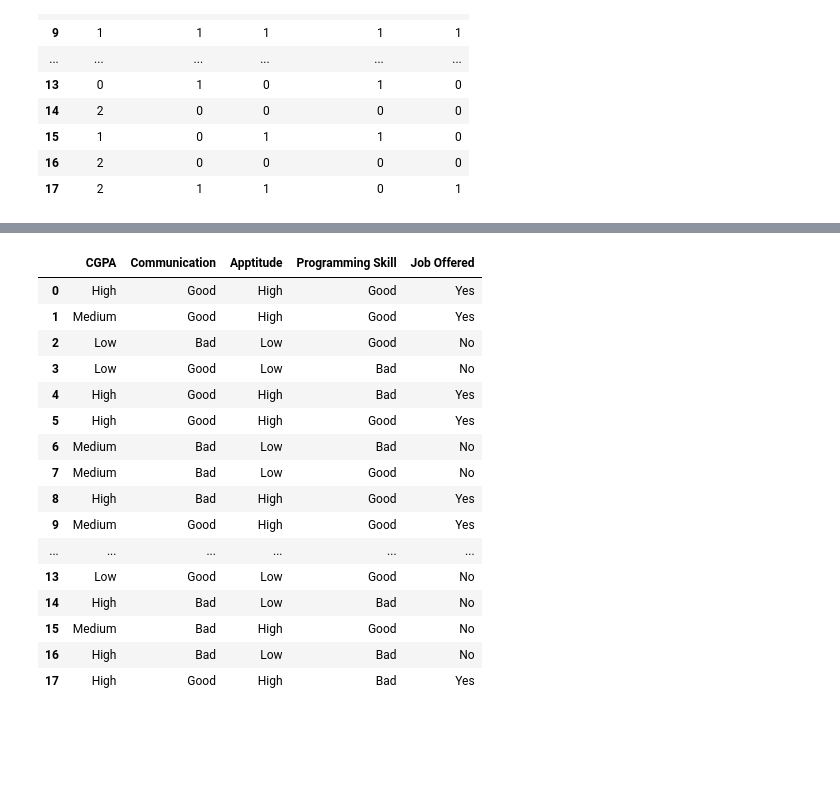
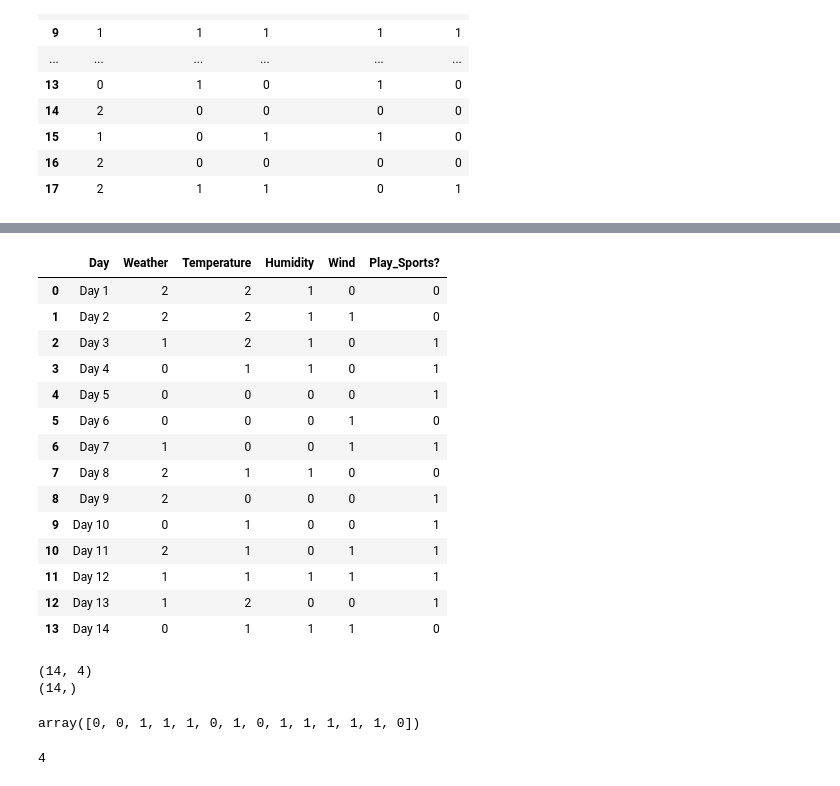
Before and after one commit to Suparshv/FCSP-2, a Jupyter notebook: CH6.ipynb, the cells around one changed output, grey strips where cells are left out. Drawn from its saved outputs; the diff is of its cells as text; code cells hidden in the pictures; blank space fills up the shorter version.

```diff
--- a/CH6.ipynb
+++ b/CH6.ipynb
@@ -659,0 +744,4 @@ df
+# %%
+import pandas as pd
+df=pd.read_csv("DecisionTree_Sports.csv")
+df
@@ -660,25 +764,44 @@ df
 # %%
-df['CGPA']=np.where(df['CGPA']==2,"High",np.where(df['CGPA']==1,"Medium","Low"))
-df["Communication"]=np.where(df['Communication']==1,"Good","Bad")
-df["Apptitude"]=np.where(df['Apptitude']==1,"High","Low")
-df["Programming Skill"]=np.where(df['Programming Skill']==1,"Good","Bad")
-df["Job Offered"]=np.where(df['Job Offered']==1,"Yes","No")
+import numpy as np
+df['Weather']=np.where(df['Weather']=='Sunny',2,np.where(df["Weather"]=="Cloudy",1,0))
+df['Temperature']=np.where(df["Temperature"]=="Hot",2,np.where(df["Temperature"]=="Mild",1,0))
+df["Humidity"]=np.where(df['Humidity']=="High",1,0)
+df["Wind"]=np.where(df['Wind']=="Strong",1,0)
+df['Play_Sports?']=np.where(df['Play_Sports?']=="Yes",1,0)
 df
 # %% [output]
-|  | CGPA | Communication | Apptitude | Programming Skill | Job Offered |
-| 0 | High | Good | High | Good | Yes |
-| 1 | Medium | Good | High | Good | Yes |
-| 2 | Low | Bad | Low | Good | No |
-| 3 | Low | Good | Low | Bad | No |
-| 4 | High | Good | High | Bad | Yes |
-| 5 | High | Good | High | Good | Yes |
-| 6 | Medium | Bad | Low | Bad | No |
-| 7 | Medium | Bad | Low | Good | No |
-| 8 | High | Bad | High | Good | Yes |
-| 9 | Medium | Good | High | Good | Yes |
-| ... | ... | ... | ... | ... | ... |
-| 13 | Low | Good | Low | Good | No |
-| 14 | High | Bad | Low | Bad | No |
-| 15 | Medium | Bad | High | Good | No |
-| 16 | High | Bad | Low | Bad | No |
-| 17 | High | Good | High | Bad | Yes |
+|  | Day | Weather | Temperature | Humidity | Wind | Play_Sports? |
+| 0 | Day 1 | 2 | 2 | 1 | 0 | 0 |
+| 1 | Day 2 | 2 | 2 | 1 | 1 | 0 |
+| 2 | Day 3 | 1 | 2 | 1 | 0 | 1 |
+| 3 | Day 4 | 0 | 1 | 1 | 0 | 1 |
+| 4 | Day 5 | 0 | 0 | 0 | 0 | 1 |
+| 5 | Day 6 | 0 | 0 | 0 | 1 | 0 |
+| 6 | Day 7 | 1 | 0 | 0 | 1 | 1 |
+| 7 | Day 8 | 2 | 1 | 1 | 0 | 0 |
+| 8 | Day 9 | 2 | 0 | 0 | 0 | 1 |
+| 9 | Day 10 | 0 | 1 | 0 | 0 | 1 |
+| 10 | Day 11 | 2 | 1 | 0 | 1 | 1 |
+| 11 | Day 12 | 1 | 1 | 1 | 1 | 1 |
+| 12 | Day 13 | 1 | 2 | 0 | 0 | 1 |
+| 13 | Day 14 | 0 | 1 | 1 | 1 | 0 |
+# %%
+x=df.iloc[:,1:5]
+y=df.iloc[:,5]
+print(x.shape)
+print(y.shape)
+# %% [output]
+(14, 4)
+(14,)
+# %%
+from sklearn.tree import DecisionTreeClassifier
+dtree=DecisionTreeClassifier(criterion='entropy')
+model=dtree.fit(x,y)
+y_pred=model.predict(x)
+y_pred
+# %% [output]
+array([0, 0, 1, 1, 1, 0, 1, 0, 1, 1, 1, 1, 1, 0])
+# %%
+dtree.get_depth()
+# %% [output]
+4
```
Also changed, not shown: parts of 15 cells of this notebook, 1 other file.
